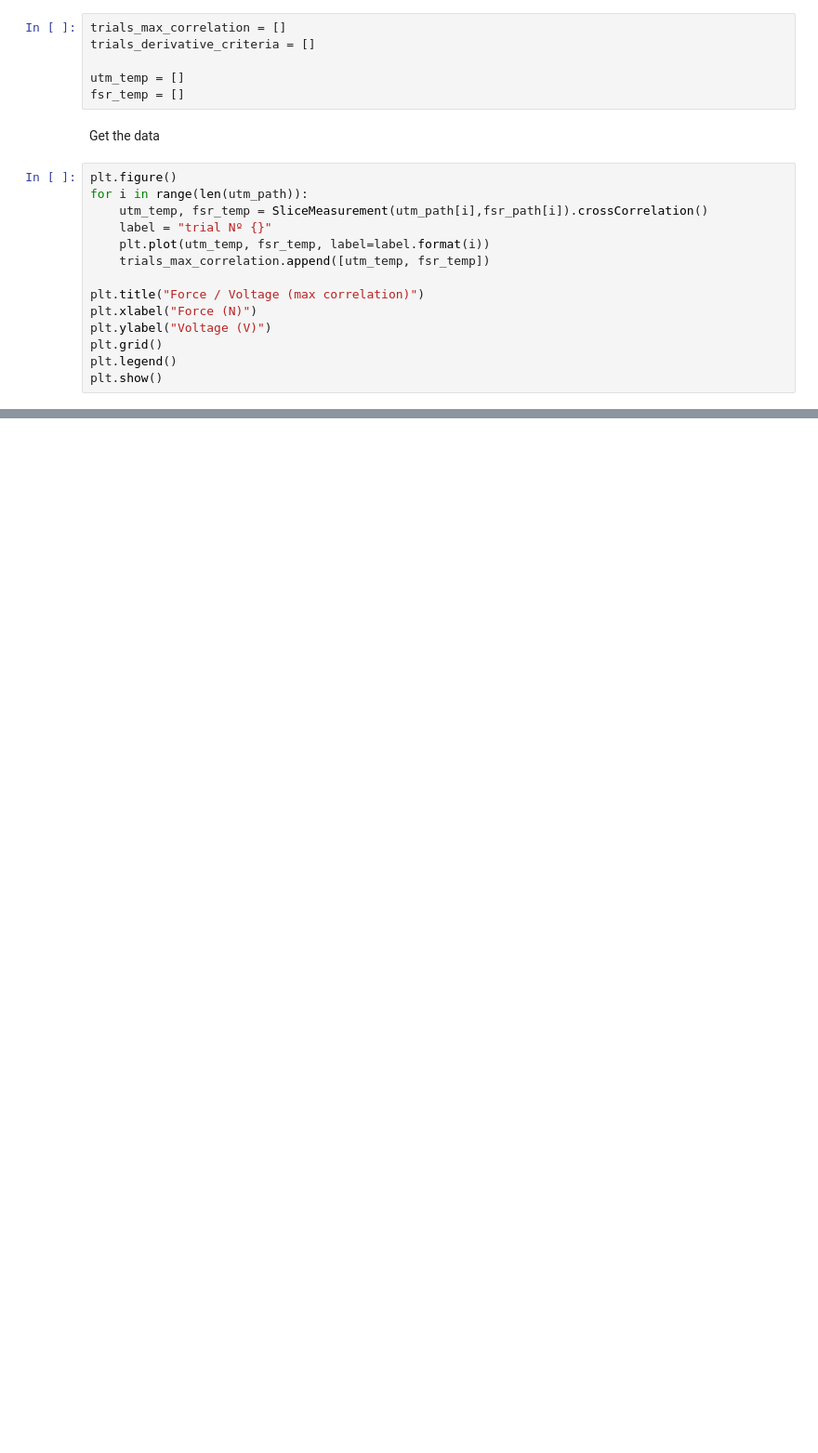
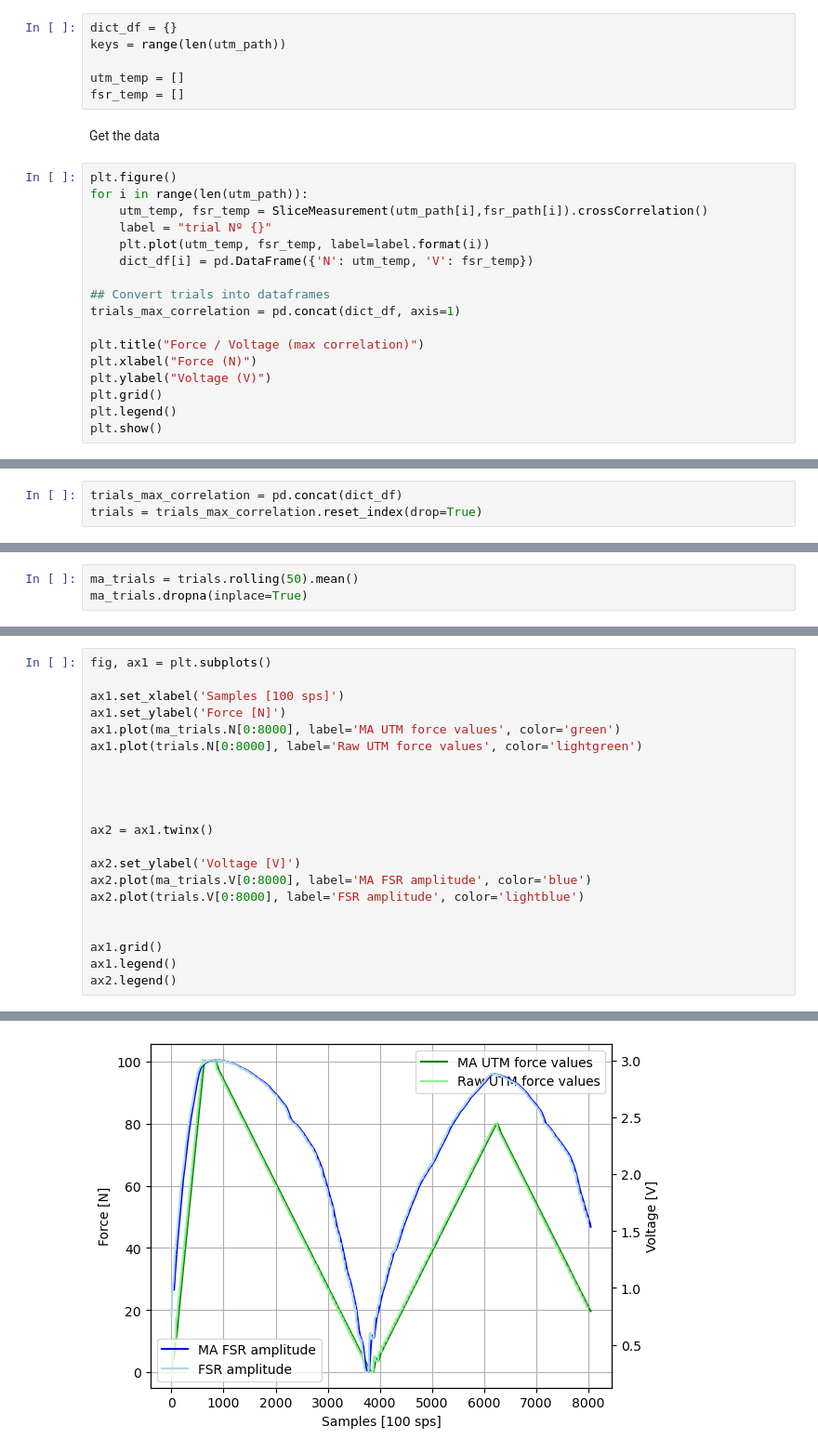
Before and after one commit to DanielProanoGuevara/Exo-sensing, a Jupyter notebook: Processing/SignalProcessing.ipynb, the cells around one changed output, grey strips where cells are left out. Shown at 93% size. Saved outputs shown, nothing was run; the diff lists cells and outputs as text; blank space fills up the shorter version.

```diff
--- a/Processing/SignalProcessing.ipynb
+++ b/Processing/SignalProcessing.ipynb
@@ -248,8 +247,8 @@ for filename in glob.iglob(f'{directory_fsr}/*'):
 # %% [markdown]
 Initialize variables
 # %%
-trials_max_correlation = []
-trials_derivative_criteria = []
+dict_df = {}
+keys = range(len(utm_path))
 
 utm_temp = []
 fsr_temp = []
@@ -261,7 +260,10 @@ for i in range(len(utm_path)):
     utm_temp, fsr_temp = SliceMeasurement(utm_path[i],fsr_path[i]).crossCorrelation()
     label = "trial Nº {}"
     plt.plot(utm_temp, fsr_temp, label=label.format(i))
-    trials_max_correlation.append([utm_temp, fsr_temp])
+    dict_df[i] = pd.DataFrame({'N': utm_temp, 'V': fsr_temp})
+
+## Convert trials into dataframes
+trials_max_correlation = pd.concat(dict_df, axis=1)
 
 plt.title("Force / Voltage (max correlation)")
 plt.xlabel("Force (N)")
@@ -275,0 +276,3 @@ plt.show()
+# %%
+trials_max_correlation = pd.concat(dict_df)
+trials = trials_max_correlation.reset_index(drop=True)
@@ -275,0 +303,3 @@ plt.show()
+# %%
+ma_trials = trials.rolling(50).mean()
+ma_trials.dropna(inplace=True)
@@ -275,0 +322,22 @@ plt.show()
+# %%
+fig, ax1 = plt.subplots()
+
+ax1.set_xlabel('Samples [100 sps]')
+ax1.set_ylabel('Force [N]')
+ax1.plot(ma_trials.N[0:8000], label='MA UTM force values', color='green')
+ax1.plot(trials.N[0:8000], label='Raw UTM force values', color='lightgreen')
+
+
+
+
+ax2 = ax1.twinx()
+
+ax2.set_ylabel('Voltage [V]')
+ax2.plot(ma_trials.V[0:8000], label='MA FSR amplitude', color='blue')
+ax2.plot(trials.V[0:8000], label='FSR amplitude', color='lightblue')
+
+
+ax1.grid()
+ax1.legend()
+ax2.legend()
+# %% [output]
@@ -275,0 +345 @@ plt.show()
+[figure, added]
```
Also changed, not shown: parts of 10 cells of this notebook.
